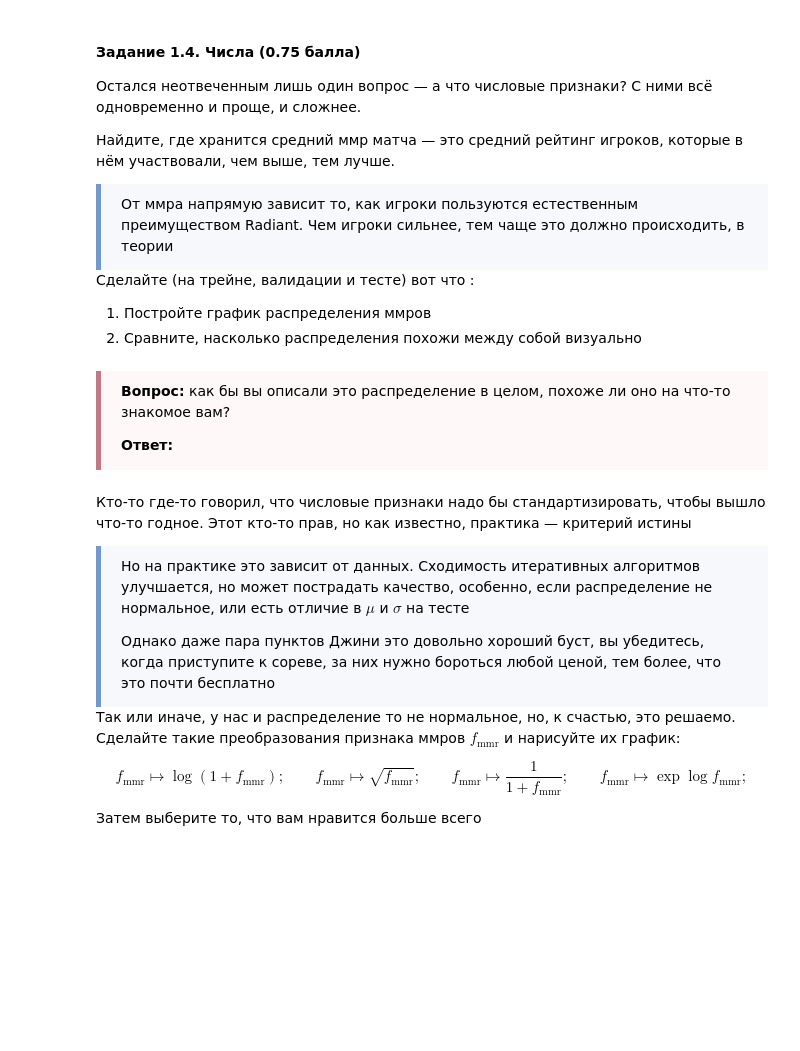
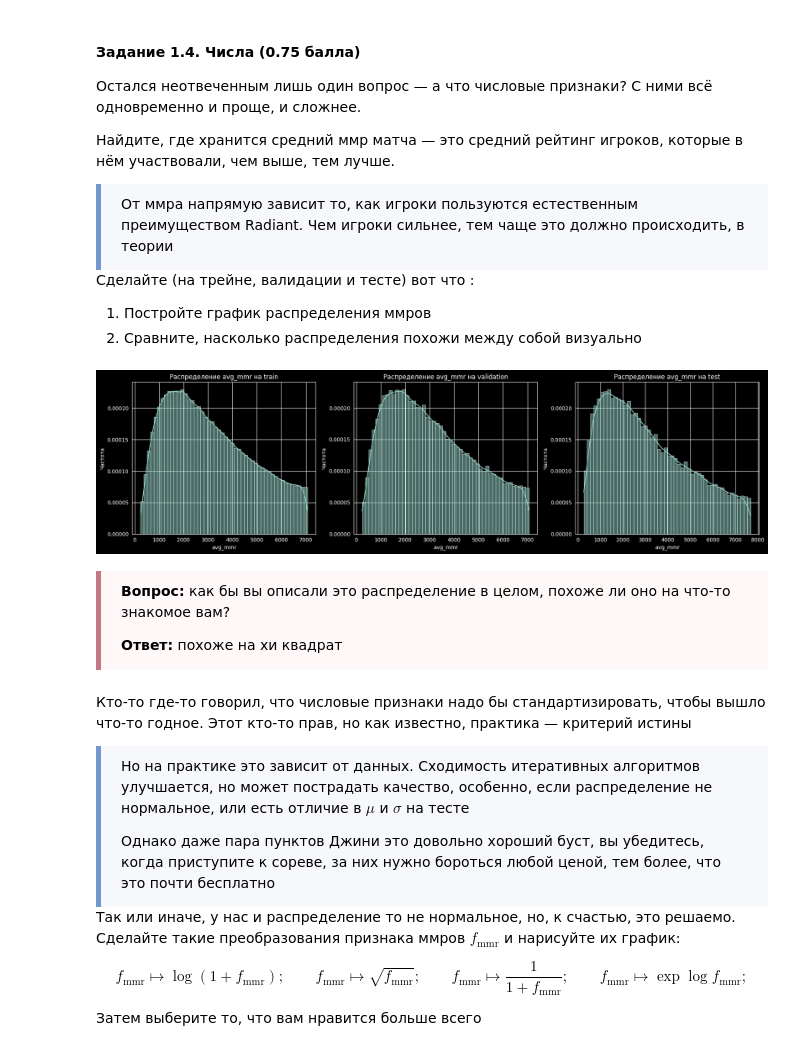
Before and after one commit to Shel2123/ML1_hw, a Jupyter notebook: hw3/homework-practice-03-base Sosedov.ipynb, the cells around one changed output. Cells and saved outputs as stored; diff of their text form; code cells hidden in the pictures; blank space fills up the shorter version.

```diff
--- a/hw3/homework-practice-03-base Sosedov.ipynb
+++ b/hw3/homework-practice-03-base Sosedov.ipynb
@@ -898,9 +910,40 @@ Mean Gini: 0.11342823819365533
+# %%
+def draw_mmr_dist(df, data_type="train", ax=None):
+    sns.histplot(
+        df["avg_mmr"].dropna(),
+        bins=50,
+        kde=True,
+        ax=ax
+    )
+    ax.set_title(f"Распределение avg_mmr на {data_type}")
+    ax.set_xlabel("avg_mmr")
+    ax.set_ylabel("Частота")
+# %%
+tscv = TimeSeriesSplit(n_splits=5)
+
+X = matches_df_train.drop(columns=["radiant_win"])
+y = matches_df_train["radiant_win"]
+
+for train_idx, val_idx in tscv.split(X):
+    X_train_fold, X_val = X.iloc[train_idx], X.iloc[val_idx]
+    y_train_fold, y_val = y.iloc[train_idx], y.iloc[val_idx]
+
+fig, axes = plt.subplots(1, 3, figsize=(18, 5))
+
+draw_mmr_dist(matches_df_train, data_type="train", ax=axes[0])
+draw_mmr_dist(X_val, data_type="validation", ax=axes[1])
+draw_mmr_dist(matches_df_test, data_type="test", ax=axes[2])
+
+plt.tight_layout()
+plt.show()
+# %% [output]
+[figure, added]
 # %% [markdown]
 <div style="border-left: 5px solid #c27985; padding: 10px 20px 2px; margin: 15px 0 15px 20px; max-width: 800px; background-color: rgba(255, 116, 140, 0.05);">
 
 **Вопрос:** как бы вы описали это распределение в целом, похоже ли оно на что-то знакомое вам?
 
-**Ответ:**
+**Ответ:** похоже на хи квадрат
 
 </div>
 # %% [markdown]
```
Also changed, not shown: parts of 11 cells of this notebook, 1 other file.
